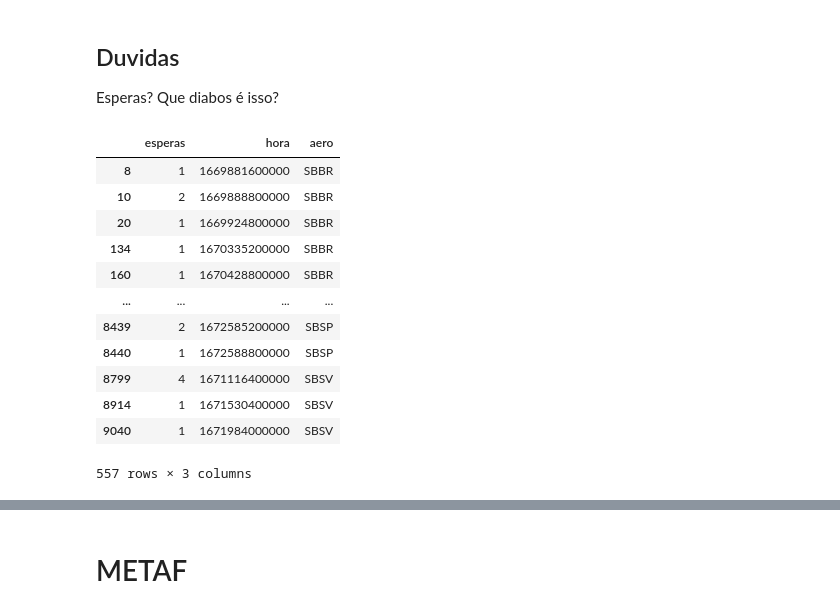
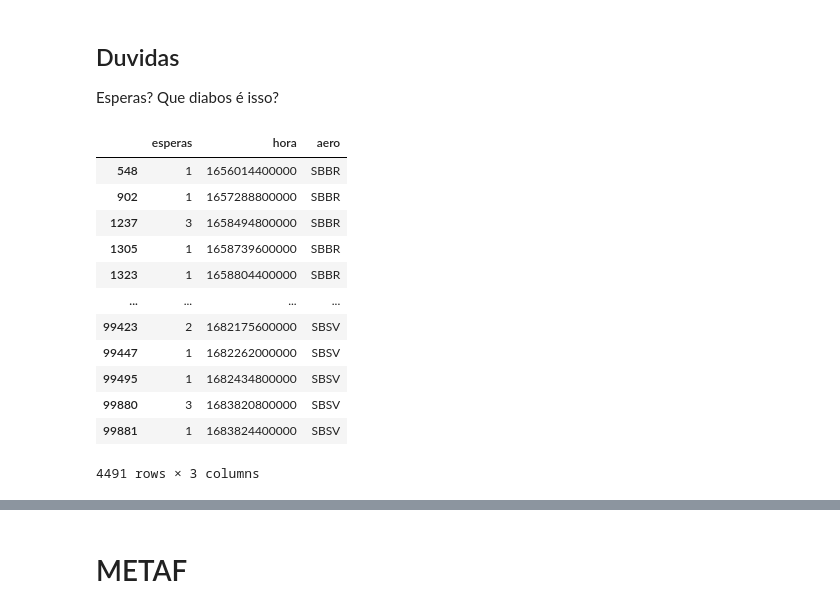
Before and after one commit to LucasRamosP/ITA_LATAM_Challenge, a Jupyter notebook: notebook.ipynb, the cells around one changed output, grey strips where cells are left out. Saved outputs shown, nothing was run; the diff lists cells and outputs as text; code cells hidden in the pictures.

```diff
--- a/notebook.ipynb
+++ b/notebook.ipynb
@@ -174,20 +210,20 @@ df_cat62
 Esperas? Que diabos é isso?
 # %%
 # Pega o df do ESPERAS DE VOOS da API
-df_esperas = request_api(endpoint='esperas', inicial_date = '2022-12-01', final_date ='2023-01-01')
+df_esperas = request_api(endpoint='esperas', inicial_date = '2022-06-01', final_date ='2023-05-13')
 
 df_esperas[df_esperas['esperas']!=0]
 # %% [output]
 |  | esperas | hora | aero |
-| 8 | 1 | 1669881600000 | SBBR |
-| 10 | 2 | 1669888800000 | SBBR |
-| 20 | 1 | 1669924800000 | SBBR |
-| 134 | 1 | 1670335200000 | SBBR |
-| 160 | 1 | 1670428800000 | SBBR |
+| 548 | 1 | 1656014400000 | SBBR |
+| 902 | 1 | 1657288800000 | SBBR |
+| 1237 | 3 | 1658494800000 | SBBR |
+| 1305 | 1 | 1658739600000 | SBBR |
+| 1323 | 1 | 1658804400000 | SBBR |
 | ... | ... | ... | ... |
-| 8439 | 2 | 1672585200000 | SBSP |
-| 8440 | 1 | 1672588800000 | SBSP |
-| 8799 | 4 | 1671116400000 | SBSV |
-| 8914 | 1 | 1671530400000 | SBSV |
-| 9040 | 1 | 1671984000000 | SBSV |
+| 99423 | 2 | 1682175600000 | SBSV |
+| 99447 | 1 | 1682262000000 | SBSV |
+| 99495 | 1 | 1682434800000 | SBSV |
+| 99880 | 3 | 1683820800000 | SBSV |
+| 99881 | 1 | 1683824400000 | SBSV |
-557 rows × 3 columns
+4491 rows × 3 columns
```
Also changed, not shown: parts of 34 cells of this notebook.
